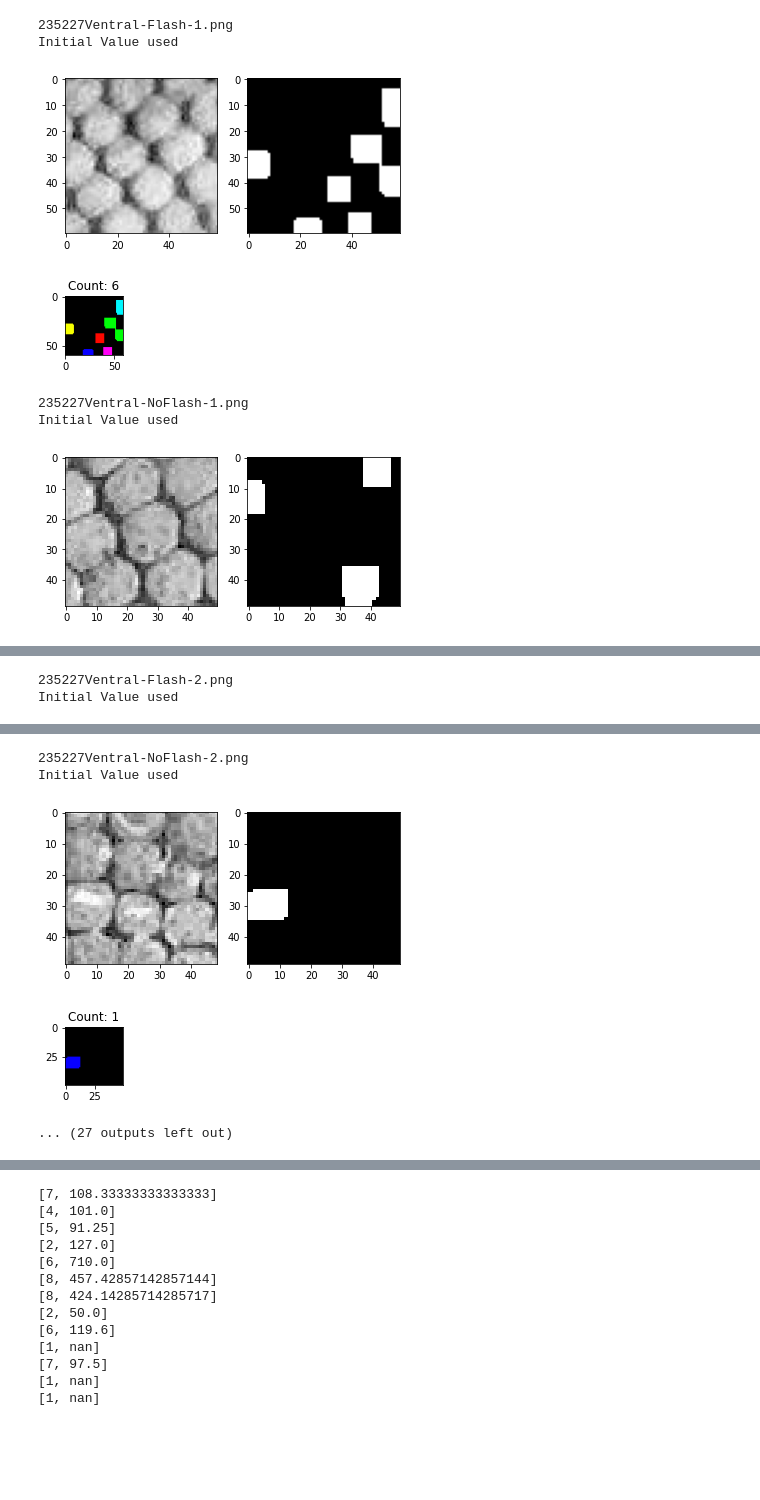
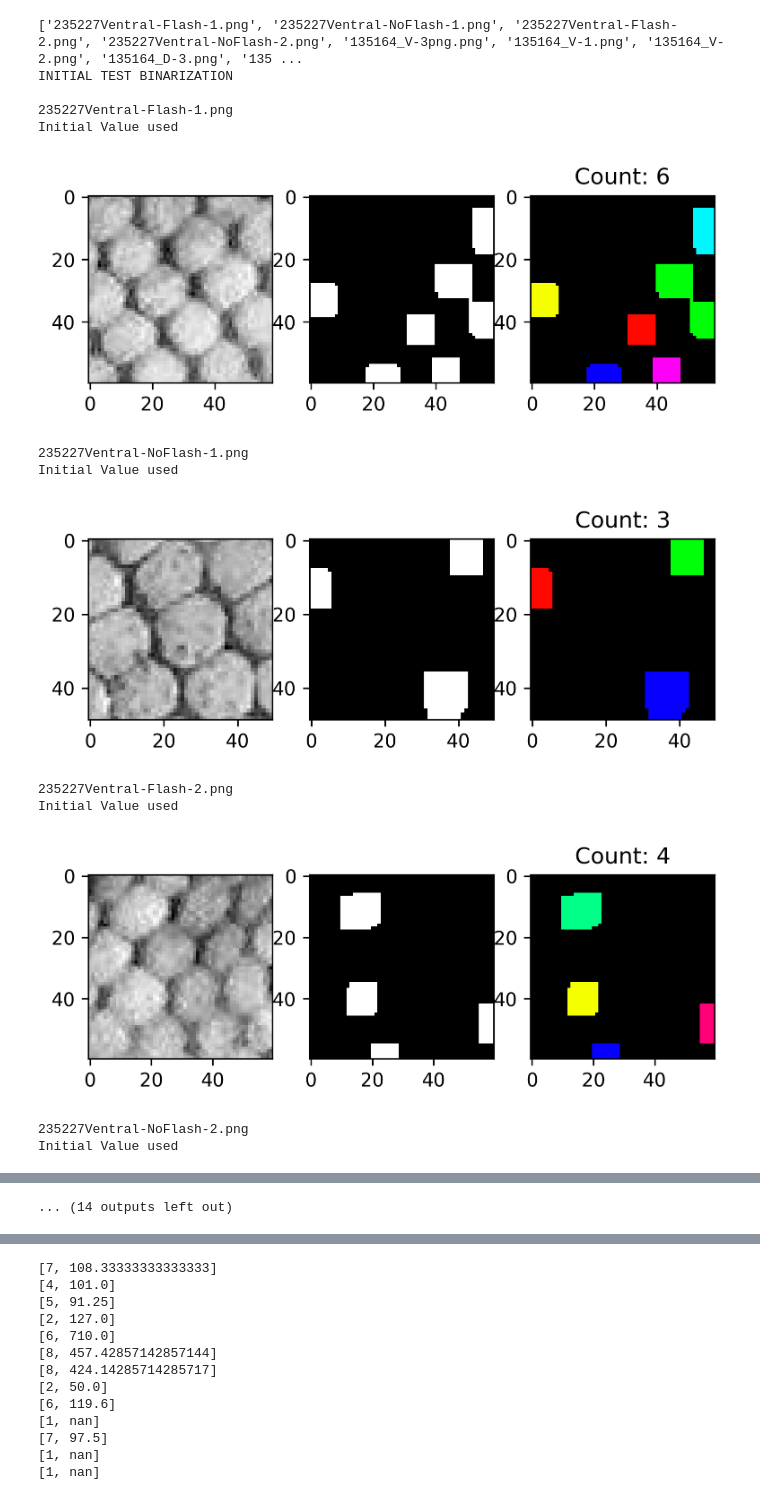
Before and after one commit to tanyasarkinjain/Anoles-group, a Jupyter notebook: Customized-based-on-trial.ipynb, the cells around one changed output, grey strips where cells are left out. Saved outputs shown, nothing was run; the diff lists cells and outputs as text; code cells hidden in the pictures; blank space fills up the shorter version.

```diff
--- a/Customized-based-on-trial.ipynb
+++ b/Customized-based-on-trial.ipynb
@@ -2,11 +2,19 @@
 import cv2
 import numpy as np
 from datascience import *
+import matplotlib as mpl
 from matplotlib import pyplot as plt
 import sys
 import os
+import warnings
+warnings.filterwarnings('ignore')
 %matplotlib inline
 import matplotlib.pyplot as plt
+mpl.rcParams['figure.dpi'] = 150
+
+from IPython.display import set_matplotlib_formats
+set_matplotlib_formats('retina')
 # %%
 images = []
 image_names = []
+original_img = []
@@ -13,33 +43,28 @@ image_names = []
 # %%
-#trying otsu for initial binarization
-#figure out exactly what block size measures: how does it depend on image size?
-#can you use color spaces for reigions of the images?
-#Think about how we would aproach cleaning up images: removing noise: would we do this by size remaining?
-#why in one image do you get a very small scale
-#Useful things to explore: more blurring? how to make a single color color a scale? is there a way to do this before thresholding
-
-
 #access img directory
 dirname = 'More_images/'
 
 #create an iterator object for img directory
 directory = os.scandir(dirname)
 
-#print(os.listdir(directory))
+print(os.listdir(dirname))
 
 def initial_binarization(initial_block_size, initial_iteration, customized):
     index = 0;
     images.clear
+
+    #iterates through each image in the directory
     for img in directory:
         img_name = img.name
         if (img_name != '.ipynb_checkpoints'):
+
             print(img.name)
             image_names.append(img.name)
 
-            #read the image, convert to grayscale, make histogram
+            #read the image, convert to grayscale add to array and title + blur
             img = cv2.imread(dirname + "" + img_name)
             gray = cv2.cvtColor(img, cv2.COLOR_BGR2GRAY)
-
+            original_img.append(gray)
             title = img_name
             blur = cv2.GaussianBlur(gray,(5,5),0)
 
@@ -57,11 +82,11 @@ def initial_binarization(initial_block_size, initial_iteration, customized):
 
             kernel = np.ones((3,3),np.uint8)
 
-            #if the customized iteration has not yet been determined this if statement will run
+            #if the customized iteration number has not yet been determined this if statement will run
             if(len(customized)==0):
                 opening = cv2.morphologyEx(thresh,cv2.MORPH_OPEN,kernel, iterations = 5)
 
-            #if customized iteration has been determined
+            #if customized array is greater than size 0 iteration number has been determined
             else:
                 opening = cv2.morphologyEx(thresh,cv2.MORPH_OPEN,kernel, iterations=block_size[index][1])
 
@@ -73,39 +98,47 @@ def initial_binarization(initial_block_size, initial_iteration, customized):
             dist_transform = cv2.distanceTransform(opening,cv2.DIST_L2,5)
             ret, sure_fg = cv2.threshold(dist_transform, 1.5, 255, 0)
 
             # Finding unknown region
             sure_fg = np.uint8(sure_fg)
             unknown = cv2.subtract(sure_bg,sure_fg)
 
             #adding sure_fg binarization to list of images
             images.append(sure_fg)
 
 
-            plt.subplot(1,2,1), plt.imshow(gray, 'gray')
-            plt.subplot(1,2,2), plt.imshow(sure_fg, 'gray')
-            plt.show()
+            plt.subplot(1,3,1), plt.imshow(gray, 'gray')
+            plt.subplot(1,3,2), plt.imshow(sure_fg, 'gray')
+
 
             # Label and count (taken from maggie's code)
             # source: https://medium.com/analytics-vidhya/images-processing-segmentation-and-objects-counting-in-an-image-with-python-and-opencv-216cd38aca8e
             count, labels = cv2.connectedComponents(sure_fg)
             count = count - 1 # background doesn't count as a scale
             label_hue = np.uint8(179 * labels / np.max(labels))
             blank_ch = 255 * np.ones_like(label_hue)
             labeled_img = cv2.merge([label_hue, blank_ch, blank_ch])
             labeled_img = cv2.cvtColor(labeled_img, cv2.COLOR_HSV2BGR)
             labeled_img[label_hue == 0] = 0
 
-            plt.subplot(1, 5, 5), plt.imshow(labeled_img, 'gray')
+            plt.subplot(1, 3, 3), plt.imshow(labeled_img, 'gray')
             plt.title('Count: ' + str(count))
             plt.show()
             index += 1
 
+print("INITIAL TEST BINARIZATION\n")
 initial_binarization(41, 4, [])
 # %% [output]
+['235227Ventral-Flash-1.png', '235227Ventral-NoFlash-1.png', '235227Ventral-Flash-2.png', '235227Ventral-NoFlash-2.png', '135164_V-3png.png', '135164_V-1.png', '135164_V-2.png', '135164_D-3.png', '135 ...
+INITIAL TEST BINARIZATION
+
 235227Ventral-Flash-1.png
 Initial Value used
-[figure, old version]
+[figure, new version]
+235227Ventral-NoFlash-1.png
+Initial Value used
-[figure, old version]
+[figure, new version]
-235227Ventral-NoFlash-1.png
-Initial Value used
+235227Ventral-Flash-2.png
+Initial Value used
-[figure, old version]
+[figure, new version]
+235227Ventral-NoFlash-2.png
+Initial Value used
@@ -113,2 +145,0 @@ Initial Value used
-235227Ventral-Flash-2.png
-Initial Value used
@@ -117,5 +152 @@ Initial Value used
-235227Ventral-NoFlash-2.png
-Initial Value used
-[figure, removed]
-[figure, removed]
-... (27 outputs left out)
+... (14 outputs left out)
```
Also changed, not shown: parts of 12 cells of this notebook.
